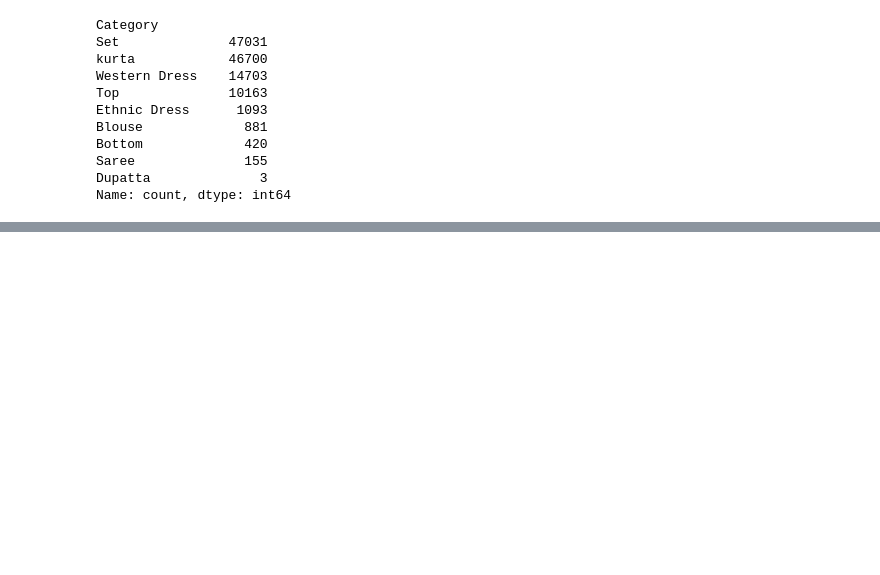
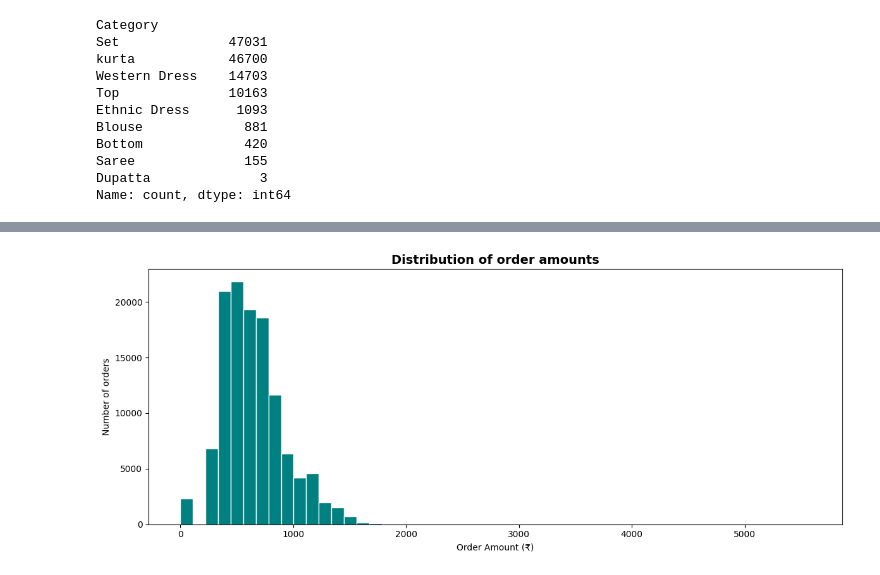
Before and after one commit to codebynishan/amazon-sales-analysis, a Jupyter notebook: EDA.ipynb, the cells around one changed output, grey strips where cells are left out. Saved outputs shown, nothing was run; the diff lists cells and outputs as text; code cells hidden in the pictures; blank space fills up the shorter version.

```diff
--- a/EDA.ipynb
+++ b/EDA.ipynb
@@ -278,0 +408,11 @@ Name: count, dtype: int64
+# %%
+plt.figure(figsize=(12, 5))
+df['Amount'].plot(kind='hist', bins=50, color='teal', edgecolor='white')
+plt.title('Distribution of order amounts', fontsize=14, fontweight='bold')
+plt.xlabel('Order Amount (₹)')
+plt.ylabel('Number of orders')
+plt.tight_layout()
+
+plt.show()
+# %% [output]
+[figure, added]
```
Also changed, not shown: parts of 13 cells of this notebook.
